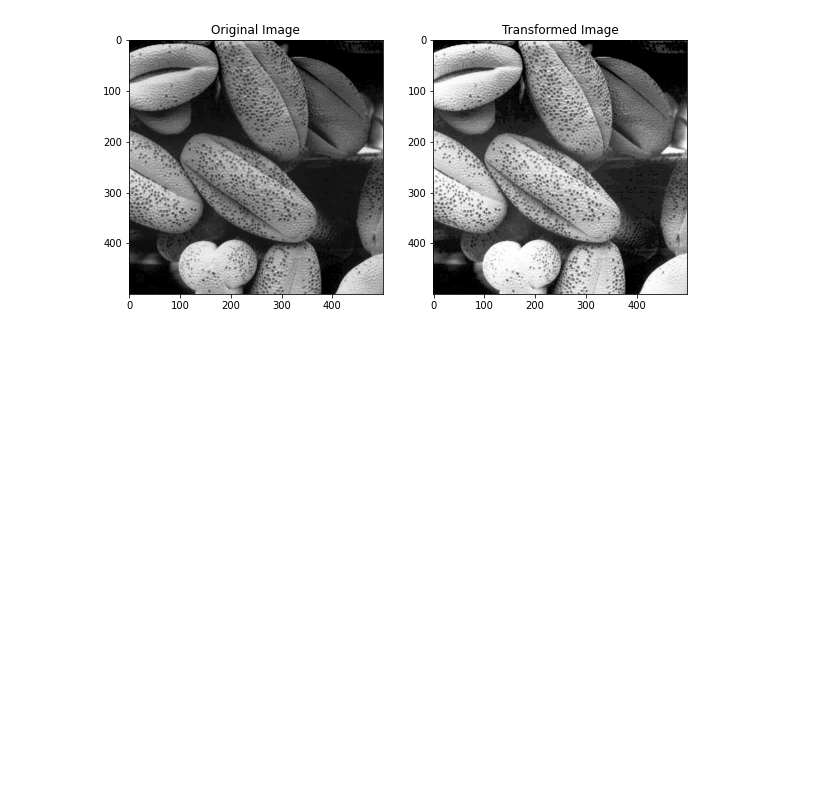
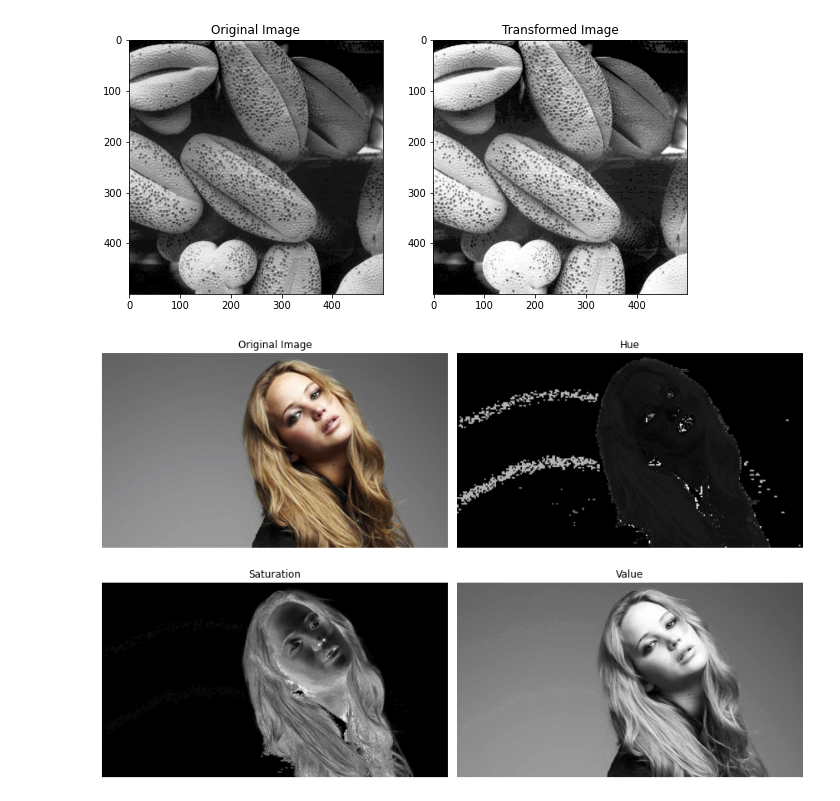
Before and after one commit to shemalperera/IPMVA01, a Jupyter notebook: Code.ipynb, the cells around one changed output. Drawn from its saved outputs; the diff is of its cells as text; code cells hidden in the pictures; blank space fills up the shorter version.

```diff
--- a/Code.ipynb
+++ b/Code.ipynb
@@ -276,0 +268,31 @@ img_v = img_hsv_planes[2]
+# %%
+img_orig = cv.imread('C:/Users/HPA02532Y/Documents/GitHub/IPMVA01/a1images/jeniffer.jpg')
+
+# Split into HSV channels
+img_hsv = cv.cvtColor(img_orig, cv.COLOR_BGR2HSV)
+img_hsv_planes = cv.split(img_hsv)
+img_h = img_hsv_planes[0]
+img_s = img_hsv_planes[1]
+img_v = img_hsv_planes[2]
+
+fig, ax = plt.subplots(2,2, figsize=(12,8))
+ax[0,0].imshow(cv.cvtColor(img_orig, cv.COLOR_BGR2RGB))
+ax[0,0].set_title('Original Image')
+ax[0,0].axis('off')
+
+ax[0,1].imshow(img_h, cmap='gray')
+ax[0,1].set_title('Hue')
+ax[0,1].axis('off')
+
+ax[1,0].imshow(img_s, cmap='gray')
+ax[1,0].set_title('Saturation')
+ax[1,0].axis('off')
+
+ax[1,1].imshow(img_v, cmap='gray')
+ax[1,1].set_title('Value')
+ax[1,1].axis('off')
+
+plt.tight_layout()
+plt.show()
+# %% [output]
+[figure, added]
```
Also changed, not shown: parts of 6 cells of this notebook.
